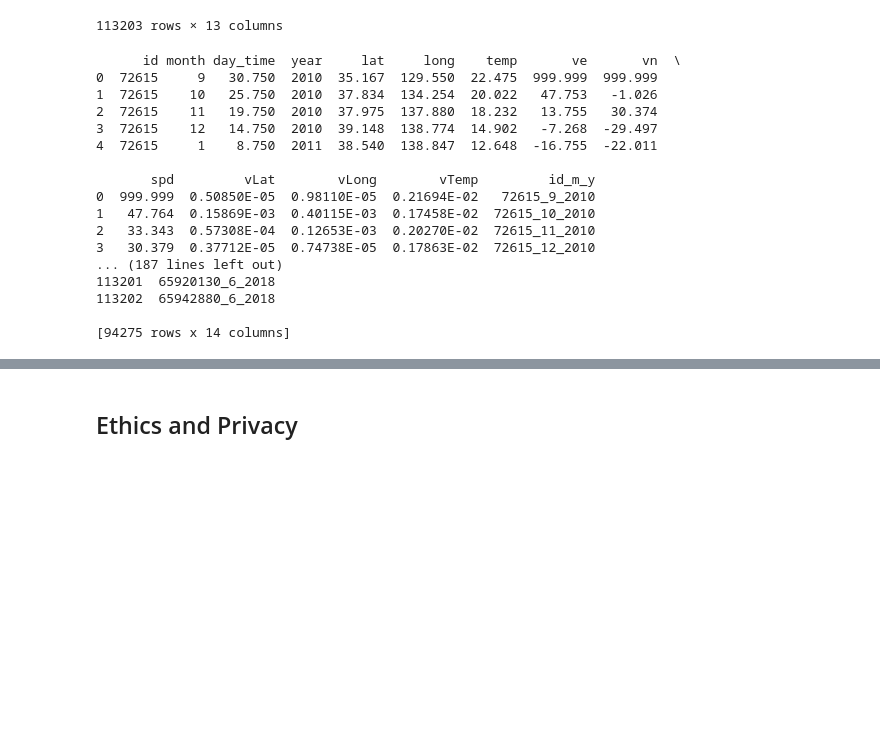
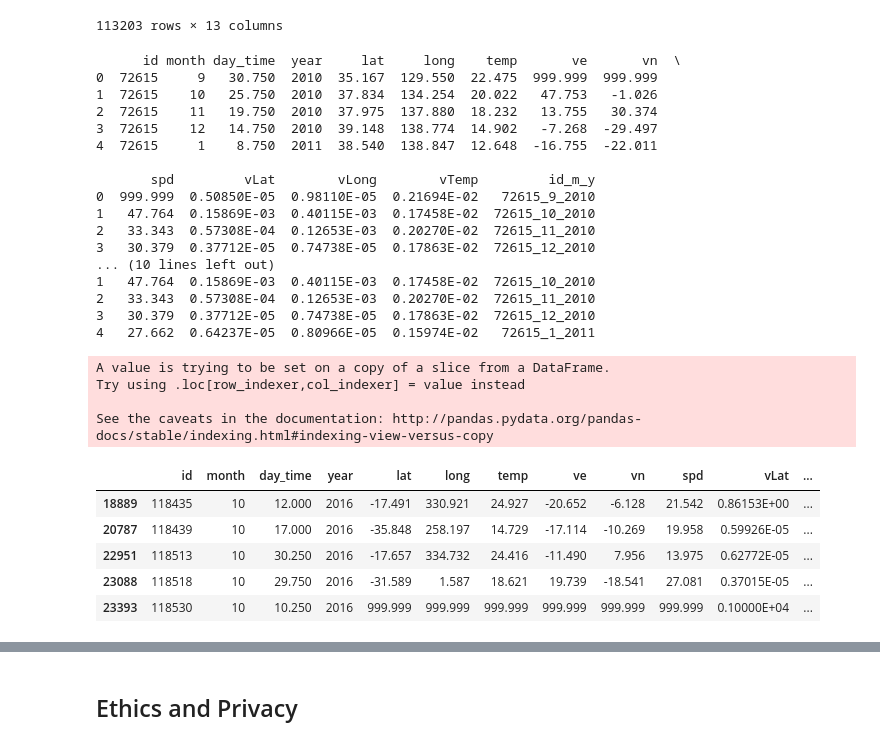
Before and after one commit to Sleightly/GunViolenceVis, a Jupyter notebook: Plastic Ocean.ipynb, the cells around one changed output, grey strips where cells are left out. Drawn from its saved outputs; the diff is of its cells as text; code cells hidden in the pictures; blank space fills up the shorter version.

```diff
--- a/Plastic Ocean.ipynb
+++ b/Plastic Ocean.ipynb
@@ -149,7 +151,7 @@ print(df.head())
 #print(df_two.head())
 
 df = df.drop_duplicates(subset='id_m_y', keep="last")
-print(df)
+print(df.head())
 # %% [output]
       id month day_time  year     lat     long    temp       ve       vn  \
 0  72615     9   30.750  2010  35.167  129.550  22.475  999.999  999.999
@@ -163,8 +165,12 @@ print(df)
 1   47.764  0.15869E-03  0.40115E-03  0.17458E-02  72615_10_2010
 2   33.343  0.57308E-04  0.12653E-03  0.20270E-02  72615_11_2010
 3   30.379  0.37712E-05  0.74738E-05  0.17863E-02  72615_12_2010
-... (187 lines left out)
-113201  65920130_6_2018
-113202  65942880_6_2018
-
-[94275 rows x 14 columns]
+... (10 lines left out)
+1   47.764  0.15869E-03  0.40115E-03  0.17458E-02  72615_10_2010
+2   33.343  0.57308E-04  0.12653E-03  0.20270E-02  72615_11_2010
+3   30.379  0.37712E-05  0.74738E-05  0.17863E-02  72615_12_2010
+4   27.662  0.64237E-05  0.80966E-05  0.15974E-02   72615_1_2011
+A value is trying to be set on a copy of a slice from a DataFrame.
+Try using .loc[row_indexer,col_indexer] = value instead
+
+See the caveats in the documentation: http://pandas.pydata.org/pandas-docs/stable/indexing.html#indexing-view-versus-copy
@@ -173,0 +177,13 @@ s_year = 2010
+# %%
+s_month = '10'
+s_year = '2016'
+
+df_initial = df[(df['month'] == s_month) & (df['year'] == s_year)]
+df_initial.head()
+# %% [output]
+|  | id | month | day_time | year | lat | long | temp | ve | vn | spd | vLat | ... |
+| 18889 | 118435 | 10 | 12.000 | 2016 | -17.491 | 330.921 | 24.927 | -20.652 | -6.128 | 21.542 | 0.86153E+00 | ... |
+| 20787 | 118439 | 10 | 17.000 | 2016 | -35.848 | 258.197 | 14.729 | -17.114 | -10.269 | 19.958 | 0.59926E-05 | ... |
+| 22951 | 118513 | 10 | 30.250 | 2016 | -17.657 | 334.732 | 24.416 | -11.490 | 7.956 | 13.975 | 0.62772E-05 | ... |
+| 23088 | 118518 | 10 | 29.750 | 2016 | -31.589 | 1.587 | 18.621 | 19.739 | -18.541 | 27.081 | 0.37015E-05 | ... |
+| 23393 | 118530 | 10 | 10.250 | 2016 | 999.999 | 999.999 | 999.999 | 999.999 | 999.999 | 999.999 | 0.10000E+04 | ... |
```
Also changed, not shown: parts of 3 cells of this notebook.
